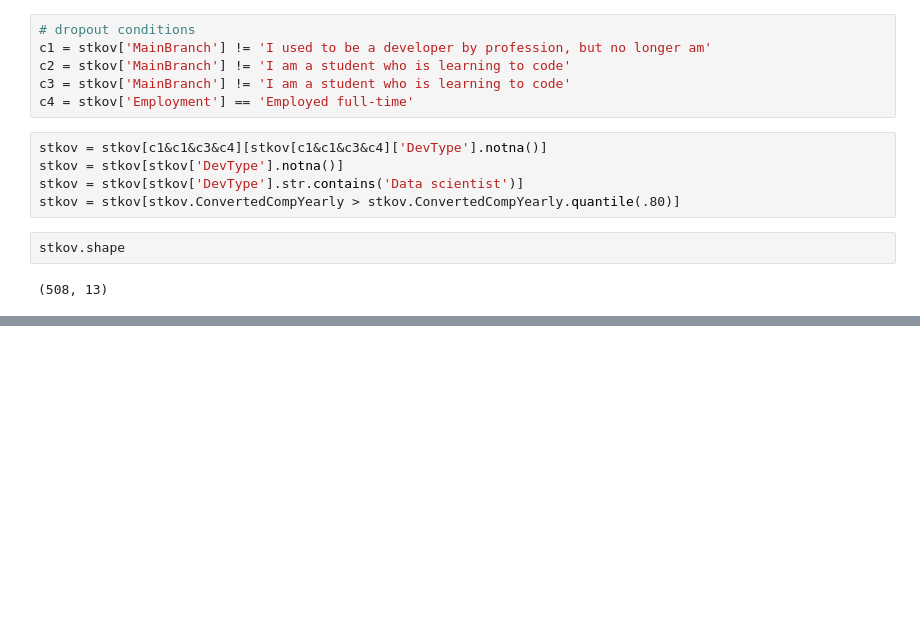
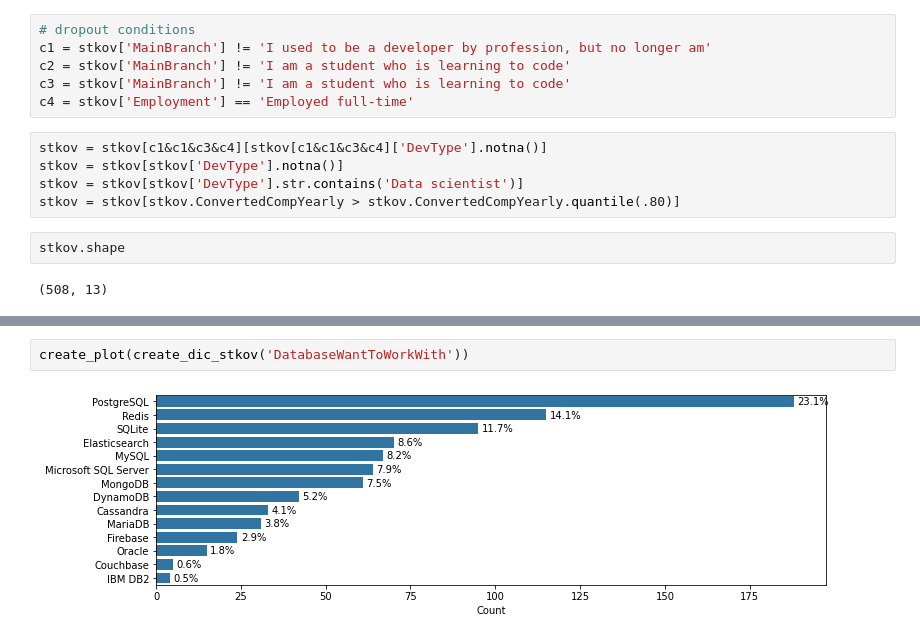
Before and after one commit to JosephArcila/Differences-from-Top-Data-Scientists, a Jupyter notebook: Untitled.ipynb, the cells around one changed output, grey strips where cells are left out. Drawn from its saved outputs; the diff is of its cells as text; blank space fills up the shorter version.

```diff
--- a/Untitled.ipynb
+++ b/Untitled.ipynb
@@ -416,0 +246,4 @@ kaggle
+# %%
+create_plot(create_dic_stkov('DatabaseWantToWorkWith'))
+# %% [output]
+[figure, added]
```
Also changed, not shown: parts of 92 cells of this notebook.
